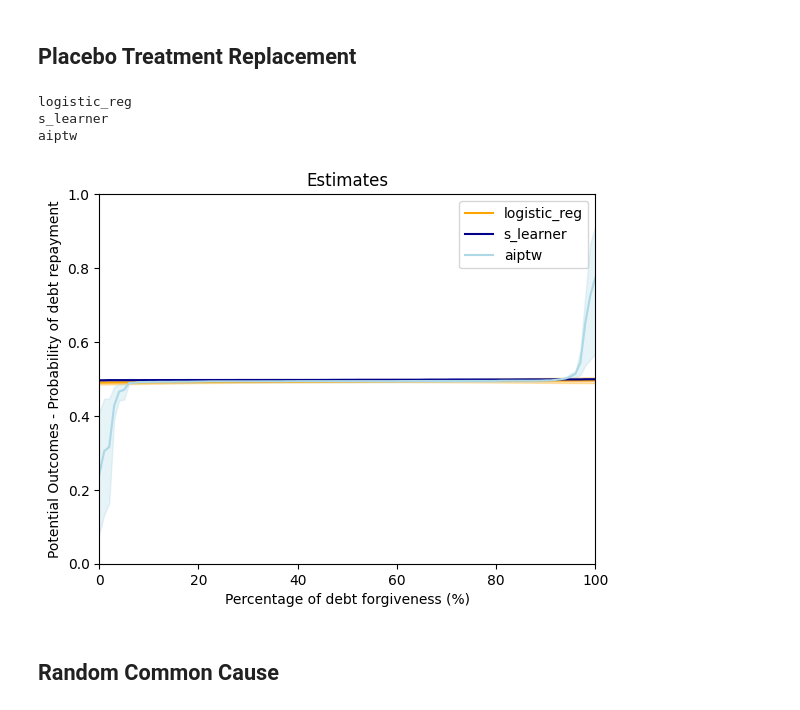
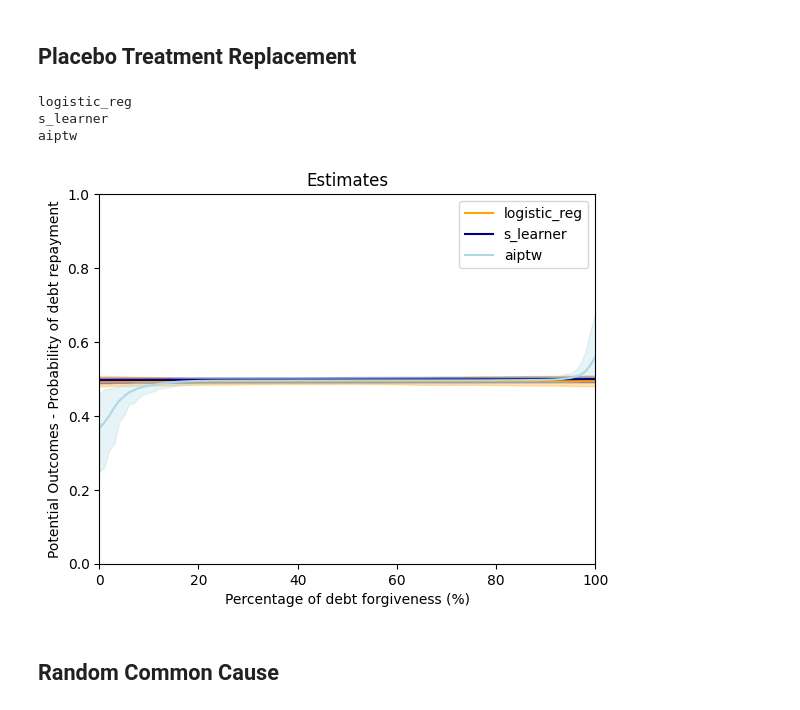
Before and after one commit to javiermoralh/causal-pipeline, a Jupyter notebook: 06_refutation_and_evaluation.ipynb, the cells around one changed output. Cells and saved outputs as stored; diff of their text form; code cells hidden in the pictures.

```diff
--- a/06_refutation_and_evaluation.ipynb
+++ b/06_refutation_and_evaluation.ipynb
@@ -27,7 +27,7 @@ OUTCOME_CAUSES_PATH = "data/outcome_causes.txt"
 step = 1
 bin_edges = np.arange(0, 100+step, step)
 # %%
-n_resamples = 3
+n_resamples = 100
 # %%
 methods = ["logistic_reg", "s_learner", "aiptw"]
 
@@ -36,6 +36,9 @@ colors = {
     "s_learner": "darkblue",
     "aiptw": "lightblue"
 }
+# %%
+step = 5
+bin_edges_gps= np.arange(0, 100+step, step)
 # %%
 np.random.seed(SEED)
 # %% [markdown]
@@ -118,35 +121,36 @@ for est_method in methods:
         adjustment_set=controls+outcome_causes,
         outcome_causes=outcome_causes,
         n_variables_common_cause=5,
-        confidence_level=0.95
+        confidence_level=0.95,
+        bin_edges_gps=bin_edges_gps,
     )
 
     plt.plot(
         bin_edges,
         average_dose_response_curve_method,
         label=est_method,
         color=colors[est_method],
     )
     plt.fill_between(
         bin_edges,
         lower_ci,
         upper_ci,
         alpha=0.3,
         color=colors[est_method],
     )
 
 plt.xlabel("Percentage of debt forgiveness (%)")
 plt.ylabel("Potential Outcomes - Probability of debt repayment")
 plt.title("Estimates")
 plt.legend()
 plt.ylim(0, 1)
 plt.xlim(0, 100)
 plt.show()
 # %% [output]
 logistic_reg
 s_learner
 aiptw
-[figure, old version]
+[figure, new version]
 # %% [markdown]
 ## Random Common Cause
 # %%
```
Also changed, not shown: parts of 6 cells of this notebook, 16 other files.
